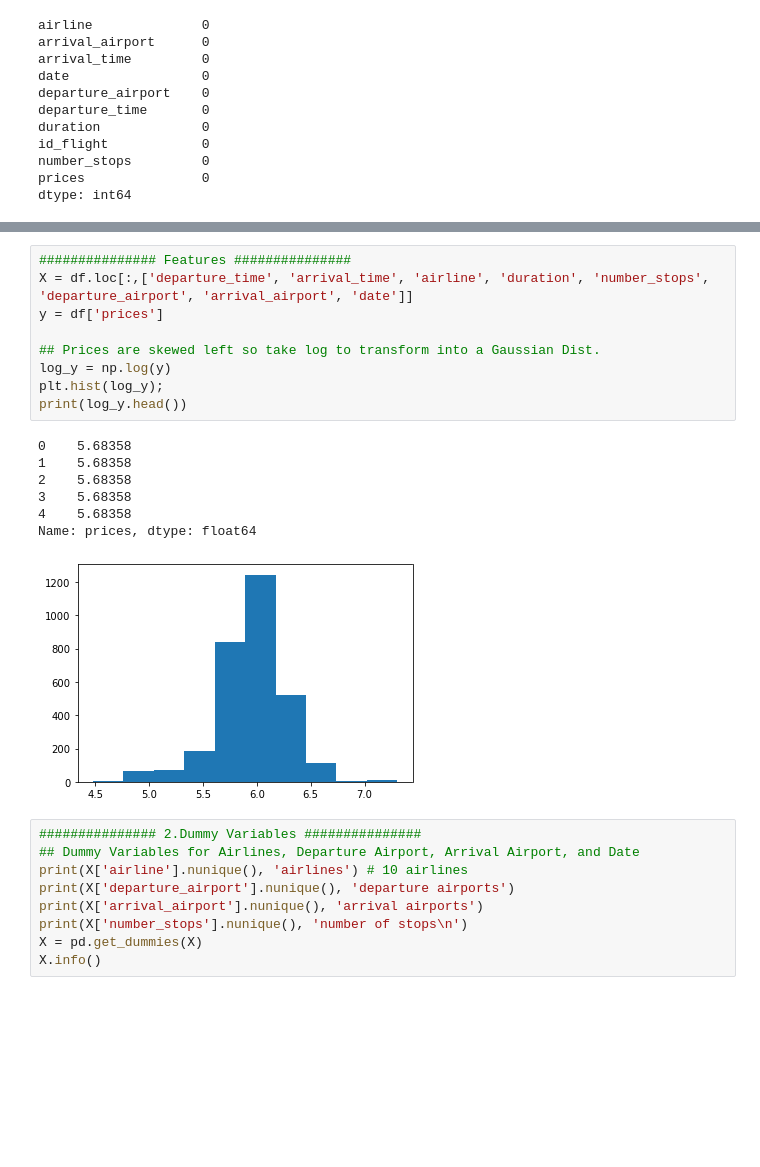
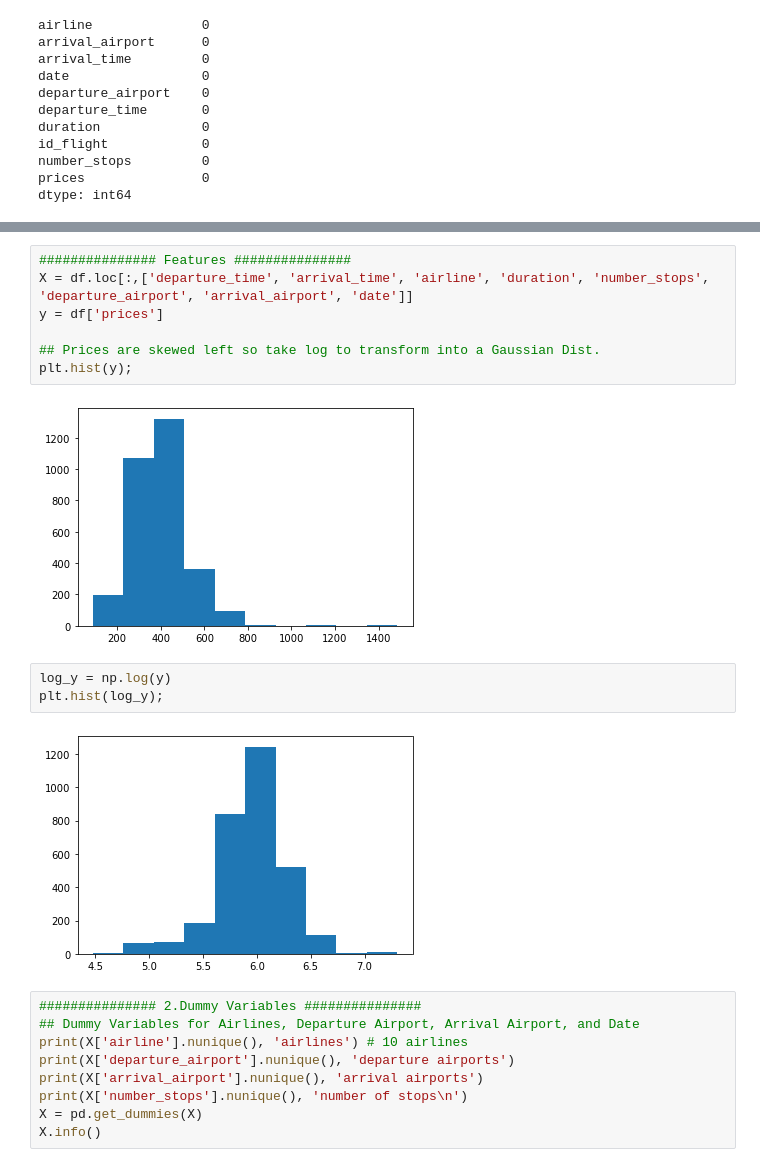
Before and after one commit to biancaorozco/metis_project2, a Jupyter notebook: jupyter_code/airlines_analysis.ipynb, the cells around one changed output, grey strips where cells are left out. Cells and saved outputs as stored; diff of their text form; blank space fills up the shorter version.

```diff
--- a/jupyter_code/airlines_analysis.ipynb
+++ b/jupyter_code/airlines_analysis.ipynb
@@ -160,20 +123,17 @@ print(df['arrival_airport'].nunique(), 'arrival airports')
 # %%
 ############### Features ###############
 X = df.loc[:,['departure_time', 'arrival_time', 'airline', 'duration', 'number_stops', 'departure_airport', 'arrival_airport', 'date']]
 y = df['prices']
 
 ## Prices are skewed left so take log to transform into a Gaussian Dist.
-log_y = np.log(y)
-plt.hist(log_y);
-print(log_y.head())
+plt.hist(y);
 # %% [output]
-0    5.68358
-1    5.68358
-2    5.68358
-3    5.68358
-4    5.68358
-Name: prices, dtype: float64
-[figure, old version]
+[figure, new version]
+# %%
+log_y = np.log(y)
+plt.hist(log_y);
+# %% [output]
+[figure, added]
 # %%
 ############### 2.Dummy Variables ###############
 ## Dummy Variables for Airlines, Departure Airport, Arrival Airport, and Date
```
Also changed, not shown: parts of 15 cells of this notebook, 1 other file.
